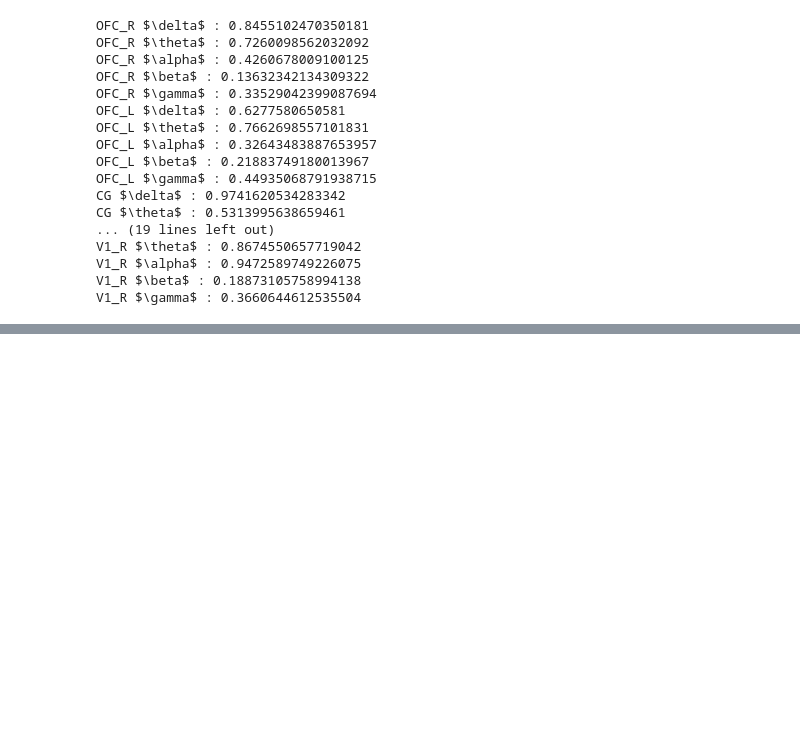
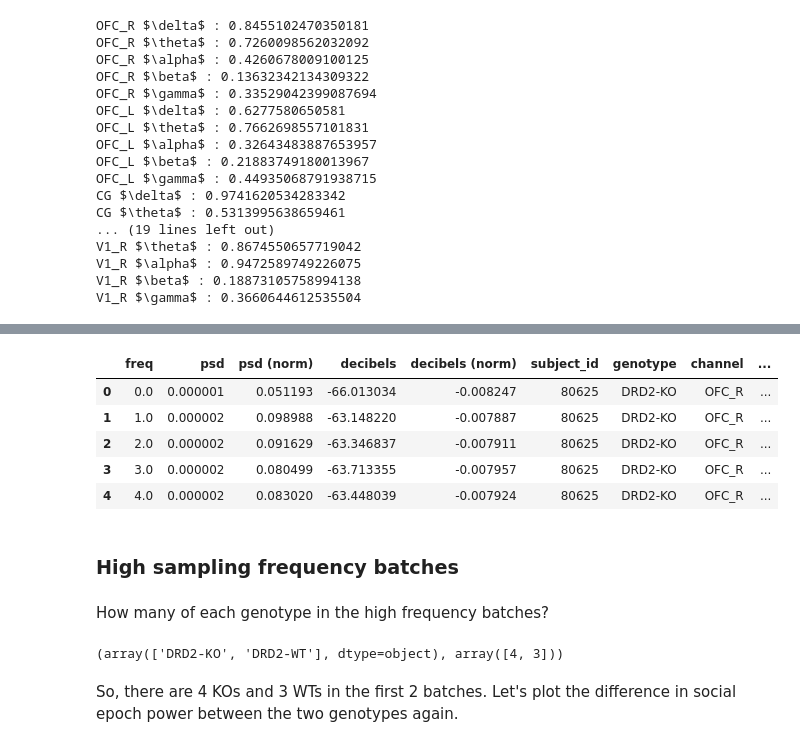
Before and after one commit to olledejong/rp2, a Jupyter notebook: three_chamber/sociability/eeg_power_analysis.ipynb, the cells around one changed output, grey strips where cells are left out. Drawn from its saved outputs; the diff is of its cells as text; code cells hidden in the pictures; blank space fills up the shorter version.

```diff
--- a/three_chamber/sociability/eeg_power_analysis.ipynb
+++ b/three_chamber/sociability/eeg_power_analysis.ipynb
@@ -855,0 +958,19 @@ V1_R $\gamma$ : 0.3660644612535504
+# %%
+df_low_sf.head()
+# %% [output]
+|  | freq | psd | psd (norm) | decibels | decibels (norm) | subject_id | genotype | channel | ... |
+| 0 | 0.0 | 0.000001 | 0.051193 | -66.013034 | -0.008247 | 80625 | DRD2-KO | OFC_R | ... |
+| 1 | 1.0 | 0.000002 | 0.098988 | -63.148220 | -0.007887 | 80625 | DRD2-KO | OFC_R | ... |
+| 2 | 2.0 | 0.000002 | 0.091629 | -63.346837 | -0.007911 | 80625 | DRD2-KO | OFC_R | ... |
+| 3 | 3.0 | 0.000002 | 0.080499 | -63.713355 | -0.007957 | 80625 | DRD2-KO | OFC_R | ... |
+| 4 | 4.0 | 0.000002 | 0.083020 | -63.448039 | -0.007924 | 80625 | DRD2-KO | OFC_R | ... |
+# %% [markdown]
+### High sampling frequency batches
+# %% [markdown]
+How many of each genotype in the high frequency batches?
+# %%
+np.unique(df_high_sf[(df_high_sf.freq == 1.0) & (df_high_sf.channel == 'OFC_R') & (df_high_sf.interaction_kind == 'social_cup')].genotype, return_counts=True)
+# %% [output]
+(array(['DRD2-KO', 'DRD2-WT'], dtype=object), array([4, 3]))
+# %% [markdown]
+So, there are 4 KOs and 3 WTs in the first 2 batches. Let's plot the difference in social epoch power between the two genotypes again.
```
Also changed, not shown: parts of 14 cells of this notebook, 1 other file.
